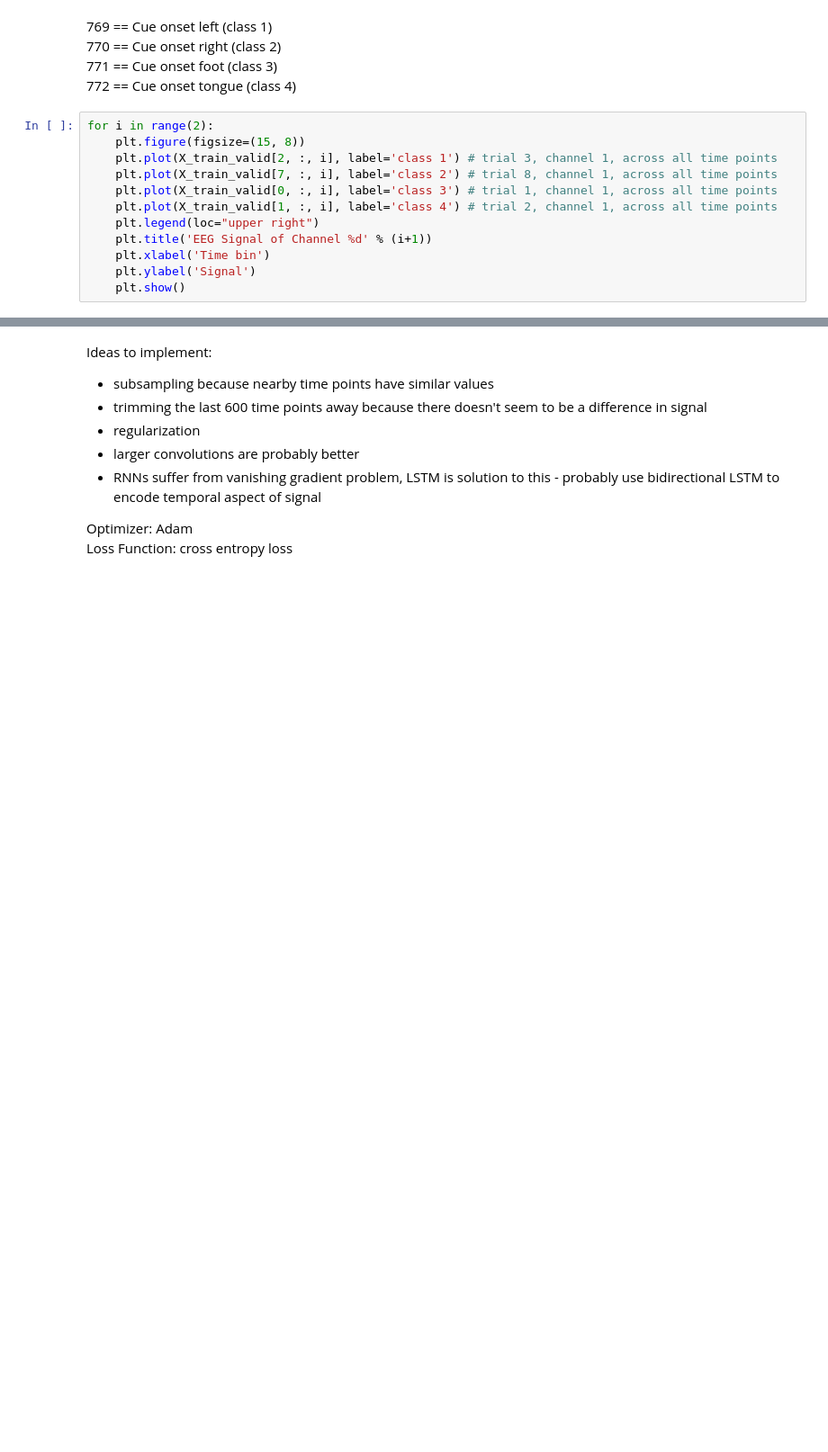
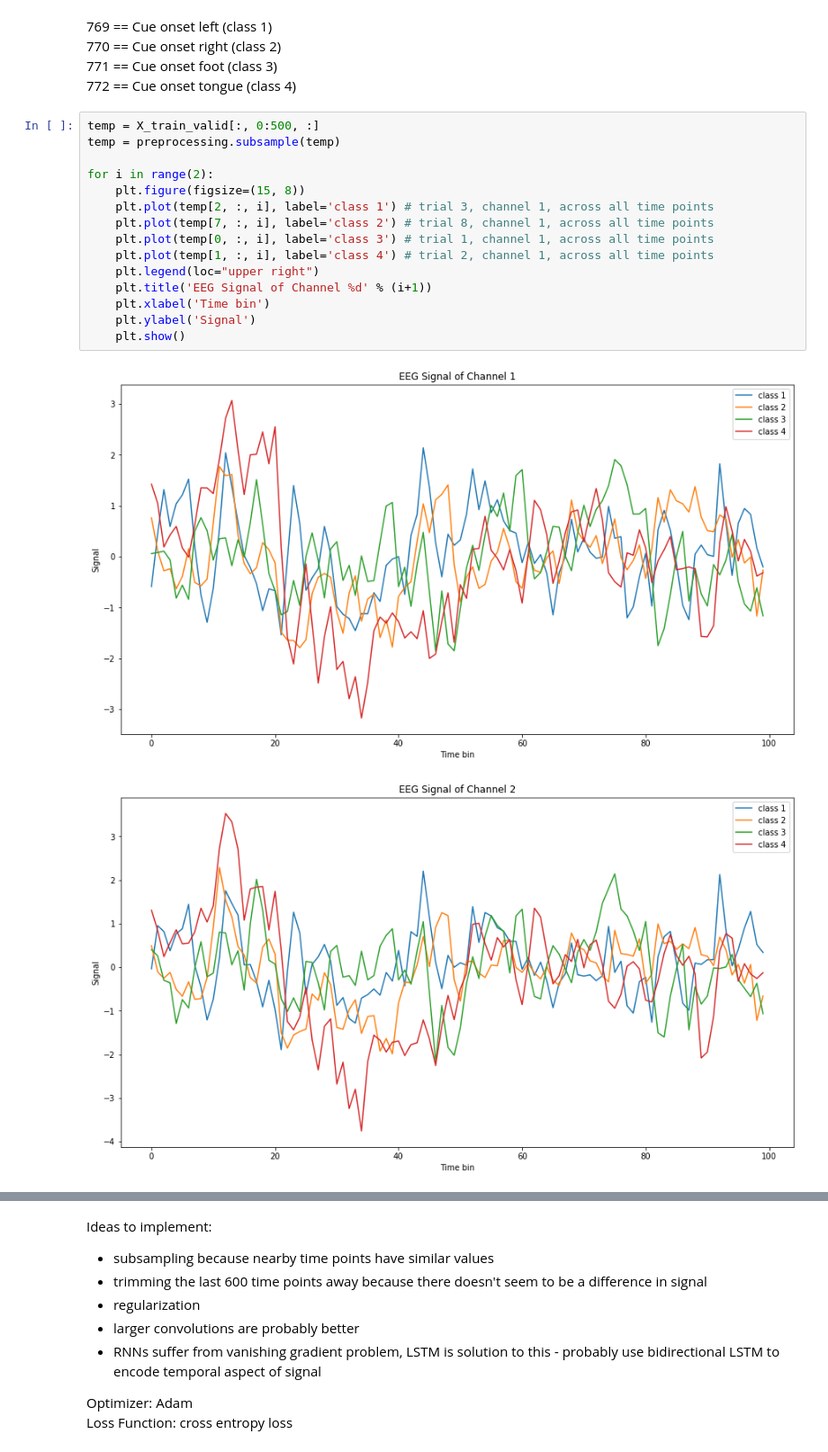
Before and after one commit to TaykhoomDalal/ECE_C147_Project, a Jupyter notebook: Taykhoom_Code/taykhoom_data_exploration.ipynb, the cells around one changed output, grey strips where cells are left out. Shown at 90% size. Drawn from its saved outputs; the diff is of its cells as text; blank space fills up the shorter version.

```diff
--- a/Taykhoom_Code/taykhoom_data_exploration.ipynb
+++ b/Taykhoom_Code/taykhoom_data_exploration.ipynb
@@ -44,15 +47,21 @@ print("Number of trials in each class", np.bincount(y_train_valid - np.unique(y_
 771 == Cue onset foot (class 3)
 772 == Cue onset tongue (class 4)
 # %%
+temp = X_train_valid[:, 0:500, :]
+temp = preprocessing.subsample(temp)
+
 for i in range(2):
     plt.figure(figsize=(15, 8))
-    plt.plot(X_train_valid[2, :, i], label='class 1') # trial 3, channel 1, across all time points
-    plt.plot(X_train_valid[7, :, i], label='class 2') # trial 8, channel 1, across all time points
-    plt.plot(X_train_valid[0, :, i], label='class 3') # trial 1, channel 1, across all time points
-    plt.plot(X_train_valid[1, :, i], label='class 4') # trial 2, channel 1, across all time points
+    plt.plot(temp[2, :, i], label='class 1') # trial 3, channel 1, across all time points
+    plt.plot(temp[7, :, i], label='class 2') # trial 8, channel 1, across all time points
+    plt.plot(temp[0, :, i], label='class 3') # trial 1, channel 1, across all time points
+    plt.plot(temp[1, :, i], label='class 4') # trial 2, channel 1, across all time points
     plt.legend(loc="upper right")
     plt.title('EEG Signal of Channel %d' % (i+1))
     plt.xlabel('Time bin')
     plt.ylabel('Signal')
     plt.show()
+# %% [output]
+[figure, added]
+[figure, added]
 # %%
```
Also changed, not shown: parts of 2 cells of this notebook.
